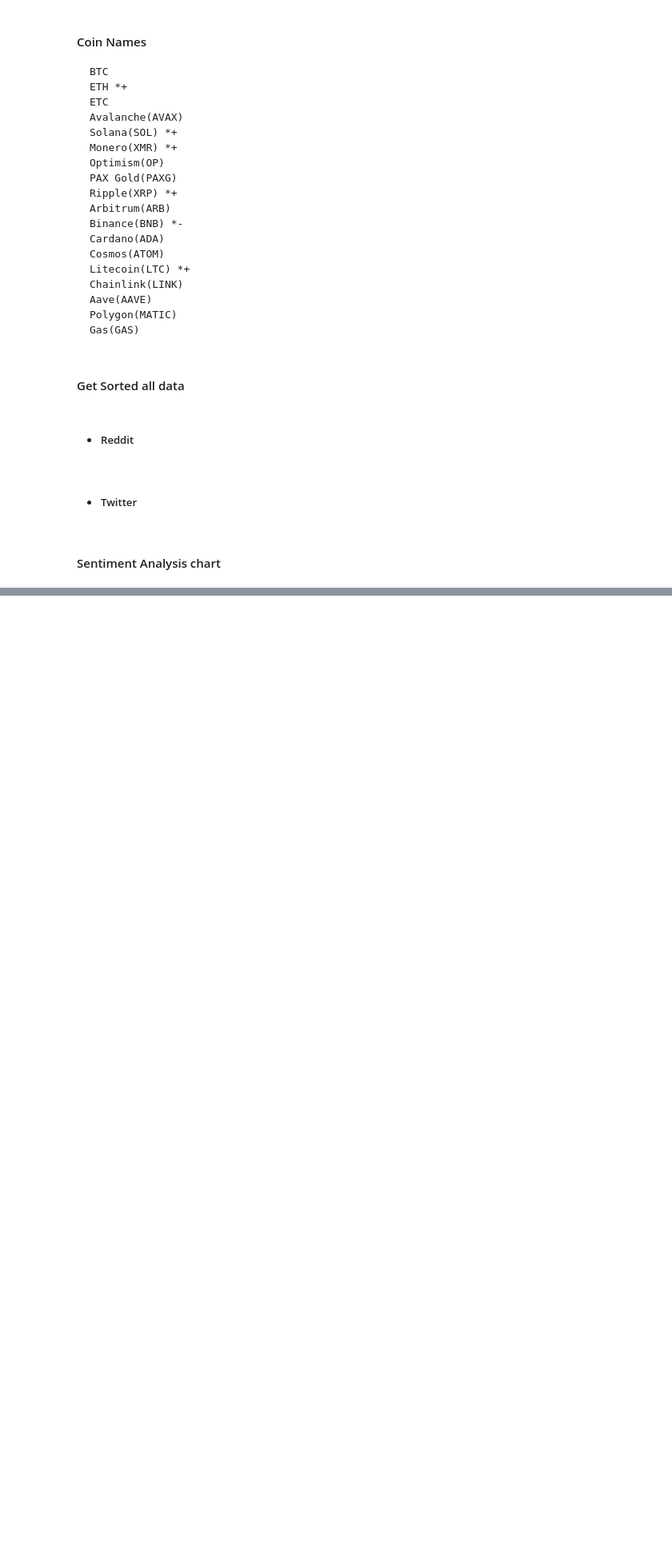
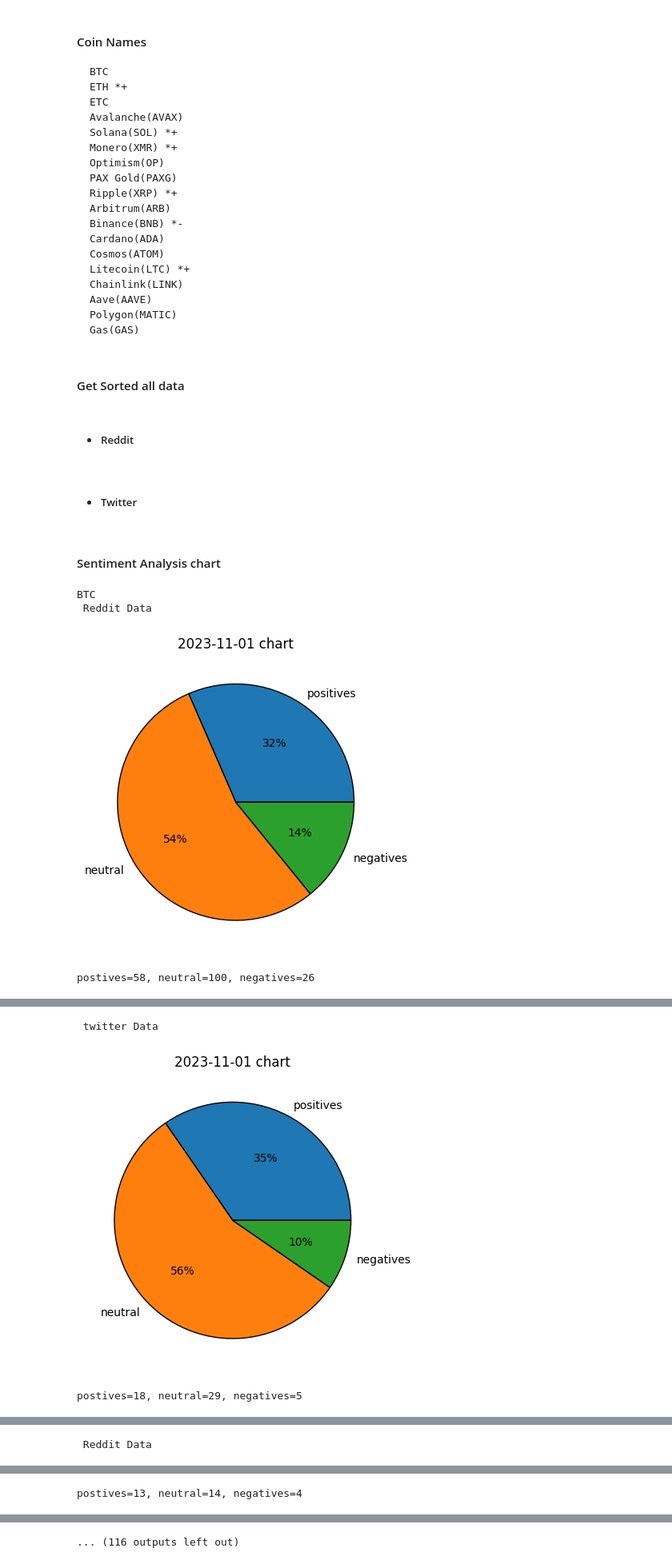
Before and after one commit to SriyanAnuruddha/crypto-analyzer, a Jupyter notebook: main.ipynb, the cells around one changed output, grey strips where cells are left out. Shown at 80% size. Saved outputs shown, nothing was run; the diff lists cells and outputs as text; code cells hidden in the pictures; blank space fills up the shorter version.

Commit message:
change sentiment analyzer function in main. now it can display piechart and dataframe of bother twitter and reddit data

```diff
--- a/main.ipynb
+++ b/main.ipynb
@@ -175,31 +195,32 @@ print_info_of_coin(dataFrame=twitter_df,coinName='ETH')
 # %%
 startDateObject=datetime.date(2023,11,1)
 endDateObject=datetime.date(2023,11,2)
 
 coinNames =[
 "BTC",
 "ETH",
 "ETC",
 "Avalanche(AVAX)",
 "Solana(SOL)",
 "Monero(XMR)",
 "Optimism(OP)",
 "PAX Gold(PAXG)",
 "Ripple(XRP)",
 "Arbitrum(ARB)",
 "Binance(BNB)",
 "Cardano(ADA)",
 "Cosmos(ATOM)",
 "Litecoin(LTC)",
 "Chainlink(LINK)",
 "Aave(AAVE)",
 "Polygon(MATIC)",
 ]
 
 for coinName in coinNames:
-    print(Style.BRIGHT+Back.RESET+Fore.MAGENTA+f"\n\n\n{coinName}")
-    print("Reddit Data",end=Style.RESET_ALL+Back.RESET+Fore.RESET)
-    print_sentiment_anayled_piechart_of_coin(start_dateObj=startDateObject,end_dateObj=endDateObject,csvFilePath='data/reddit_data.csv',coinName=coinName)
-
-    print(Style.BRIGHT+Back.RESET+Fore.MAGENTA+"twitter Data",end=Style.RESET_ALL+Back.RESET+Fore.RESET)
-    print_sentiment_anayled_piechart_of_coin(start_dateObj=startDateObject,end_dateObj=endDateObject,csvFilePath='data/twitter_data.csv',coinName=coinName)
+    print(Style.BRIGHT+Back.RESET+Fore.MAGENTA+f"\n\n\n{coinName} ",end=Style.RESET_ALL+Back.RESET+Fore.RESET)
+    sentiment_anayled_piechart_of_coin(start_dateObj=startDateObject,end_dateObj=endDateObject,coinName=coinName)
+# %% [output]
+BTC
+ Reddit Data
+[figure, added]
+postives=58, neutral=100, negatives=26
@@ -205,0 +244,3 @@ for coinName in coinNames:
+ twitter Data
+[figure, added]
+postives=18, neutral=29, negatives=5
@@ -205,0 +264 @@ for coinName in coinNames:
+ Reddit Data
@@ -205,0 +266 @@ for coinName in coinNames:
+postives=13, neutral=14, negatives=4
@@ -205,0 +284 @@ for coinName in coinNames:
+... (116 outputs left out)
```
Also changed, not shown: parts of 2 cells of this notebook.
